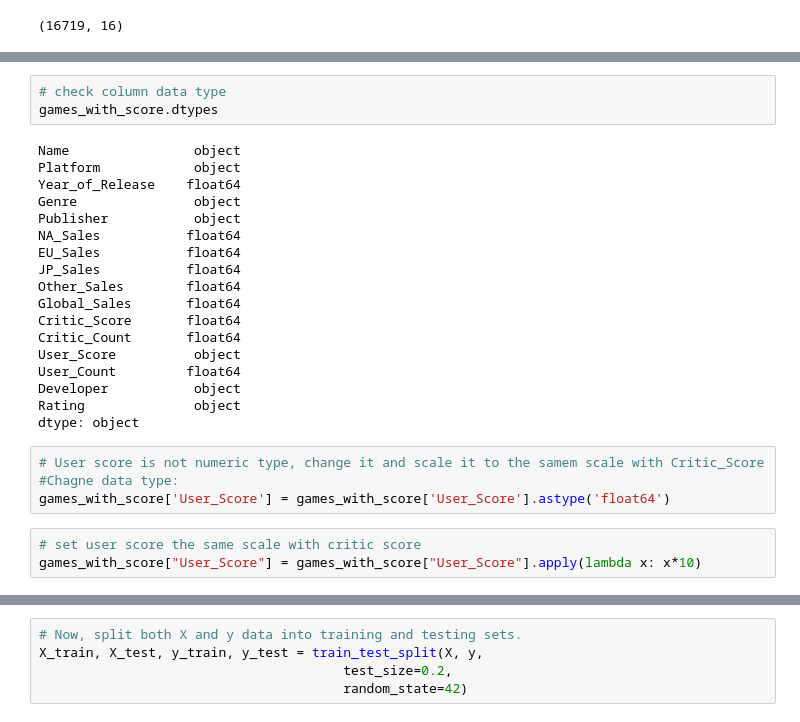
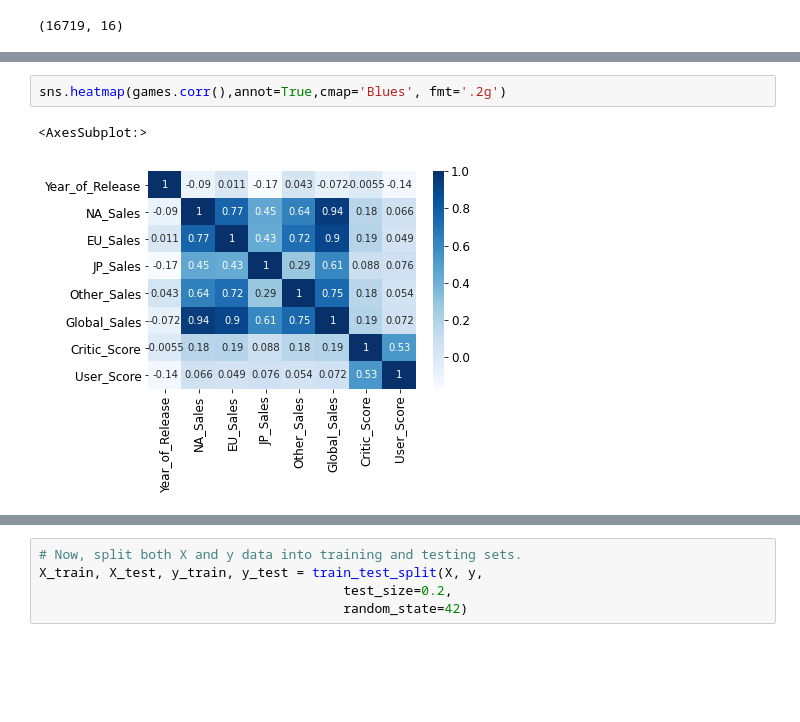
Before and after one commit to tzhang900/ds_capstone, a Jupyter notebook: project/videogames.ipynb, the cells around one changed output, grey strips where cells are left out. Saved outputs shown, nothing was run; the diff lists cells and outputs as text; blank space fills up the shorter version.

```diff
--- a/project/videogames.ipynb
+++ b/project/videogames.ipynb
@@ -150,28 +136,5 @@ games_with_score.shape
-# %%
-# check column data type
-games_with_score.dtypes
-# %% [output]
-Name                object
-Platform            object
-Year_of_Release    float64
-Genre               object
-Publisher           object
-NA_Sales           float64
-EU_Sales           float64
-JP_Sales           float64
-Other_Sales        float64
-Global_Sales       float64
-Critic_Score       float64
-Critic_Count       float64
-User_Score          object
-User_Count         float64
-Developer           object
-Rating              object
-dtype: object
-# %%
-# User score is not numeric type, change it and scale it to the samem scale with Critic_Score
-#Chagne data type:
-games_with_score['User_Score'] = games_with_score['User_Score'].astype('float64')
-# %%
-# set user score the same scale with critic score
-games_with_score["User_Score"] = games_with_score["User_Score"].apply(lambda x: x*10)
+# %%
+sns.heatmap(games.corr(),annot=True,cmap='Blues', fmt='.2g')
+# %% [output]
+<AxesSubplot:>
+[figure, added]
```
Also changed, not shown: parts of 42 cells of this notebook.
